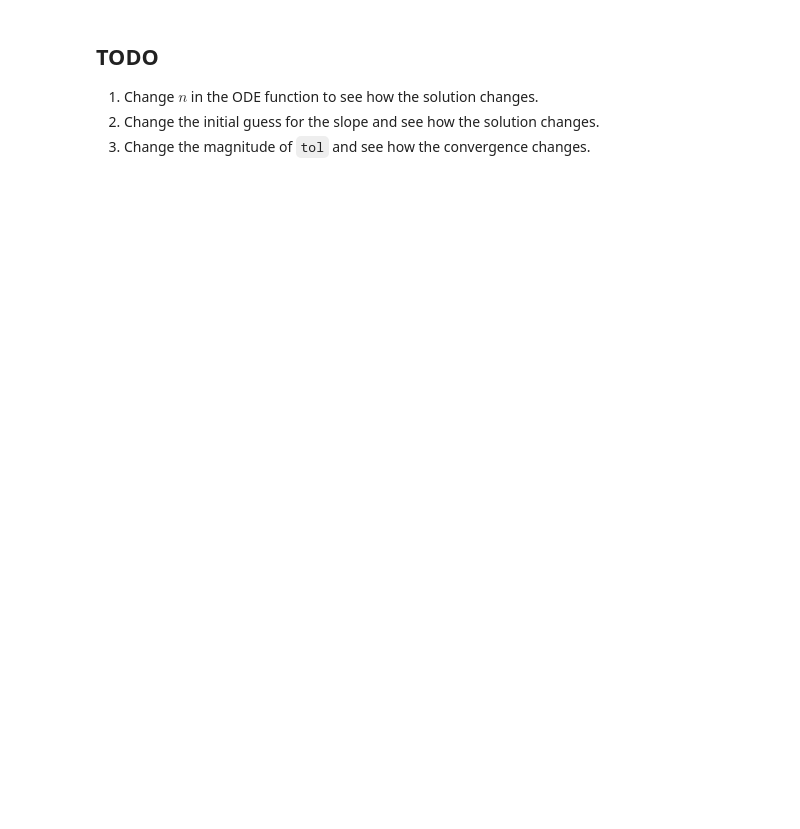
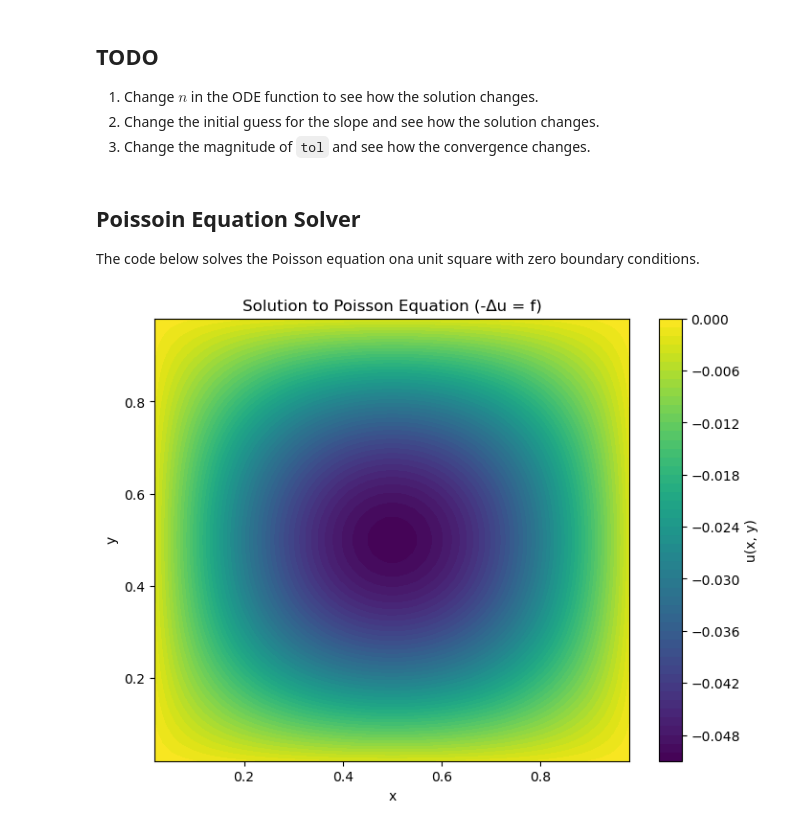
Before and after one commit to yingjerkao/CompPhys, a Jupyter notebook: HW/Tutorial10.ipynb, the cells around one changed output. Saved outputs shown, nothing was run; the diff lists cells and outputs as text; code cells hidden in the pictures; blank space fills up the shorter version.

```diff
--- a/HW/Tutorial10.ipynb
+++ b/HW/Tutorial10.ipynb
@@ -96,3 +118,71 @@ if solution:
 1. Change $n$ in the ODE function to see how the solution changes.
 2. Change the initial guess for the slope and see how the solution changes.
 3. Change the magnitude of `tol` and see how the convergence changes.
+# %% [markdown]
+## Poissoin Equation Solver
+The code below solves the Poisson equation ona unit square with zero boundary conditions.
+# %%
+import numpy as np
+from scipy.sparse import diags
+from scipy.sparse.linalg import spsolve
+import matplotlib.pyplot as plt
+
+def solve_poisson(N, f):
+    """
+    Solve the Poisson equation -∆u = f on a unit square with zero boundary conditions.
+
+    Parameters:
+        N (int): Number of interior grid points per dimension (NxN grid).
+        f (function): Source term as a function of (x, y).
+
+    Returns:
+        u (2D numpy array): Solution on the grid including boundaries.
+    """
+    # Grid spacing
+    h = 1 / (N + 1)
+
+    # Create grid points
+    x = np.linspace(h, 1 - h, N)
+    y = np.linspace(h, 1 - h, N)
+    X, Y = np.meshgrid(x, y)
+
+    # Compute the source term at interior points
+    F = f(X, Y).flatten()
+
+    # Generate the finite difference matrix
+    diagonal = -4 * np.ones(N**2)
+    off_diag = np.ones(N**2 - 1)
+    off_diag[np.arange(1, N) * N - 1] = 0  # Handle non-periodic boundary conditions
+    off_diag_far = np.ones(N**2 - N)
+
+    diagonals = [diagonal, off_diag, off_diag, off_diag_far, off_diag_far]
+    offsets = [0, -1, 1, -N, N]
+    A = diags(diagonals, offsets, shape=(N**2, N**2), format="csr") / h**2
+
+    # Solve the linear system
+    u_flat = spsolve(A, F)
+
+    # Reshape solution into 2D and add boundaries
+    u = np.zeros((N + 2, N + 2))
+    u[1:-1, 1:-1] = u_flat.reshape((N, N))
+
+    return u, X, Y
+
+# Define the source term
+def source_term(x, y):
+    return np.sin(np.pi * x) * np.sin(np.pi * y)
+
+# Solve the problem
+N = 50  # Number of interior points
+u, X, Y = solve_poisson(N, source_term)
+
+# Plot the solution
+plt.figure(figsize=(8, 6))
+plt.contourf(X, Y, u[1:-1, 1:-1], levels=50, cmap="viridis")
+plt.colorbar(label="u(x, y)")
+plt.title("Solution to Poisson Equation (-∆u = f)")
+plt.xlabel("x")
+plt.ylabel("y")
+plt.show()
+# %% [output]
+[figure, added]
```
Also changed, not shown: parts of 2 cells of this notebook, 9 other files.
